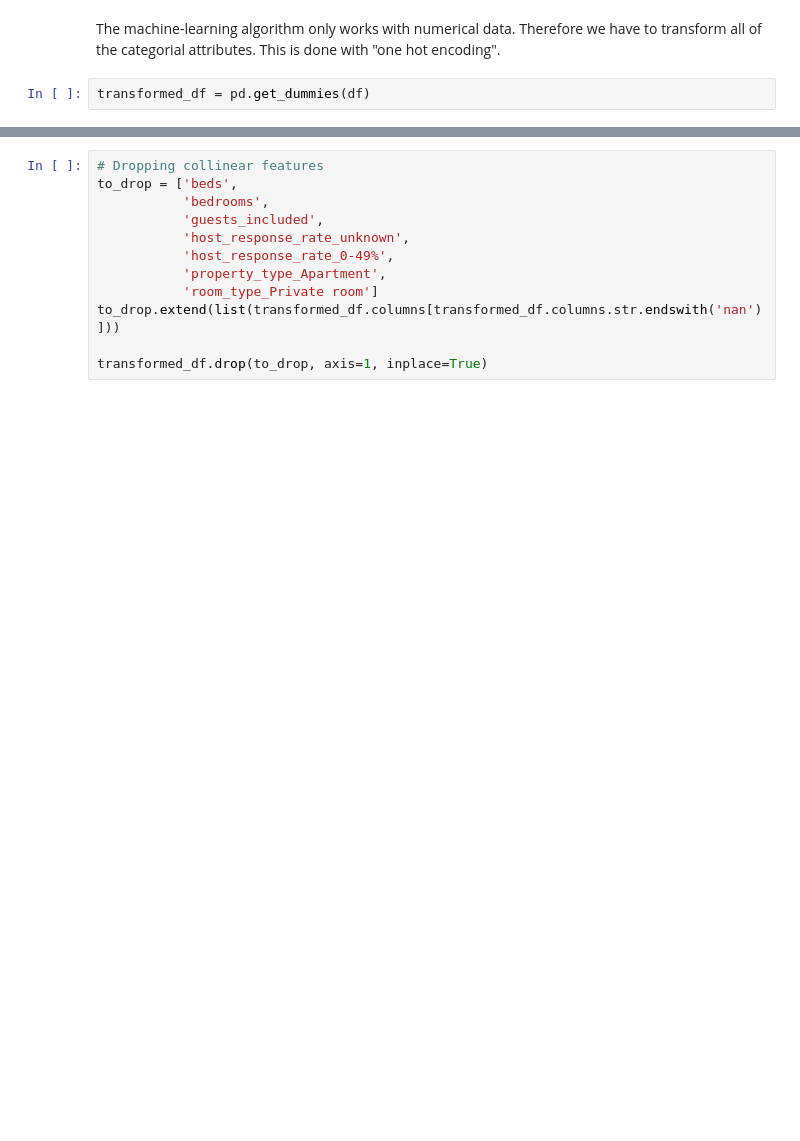
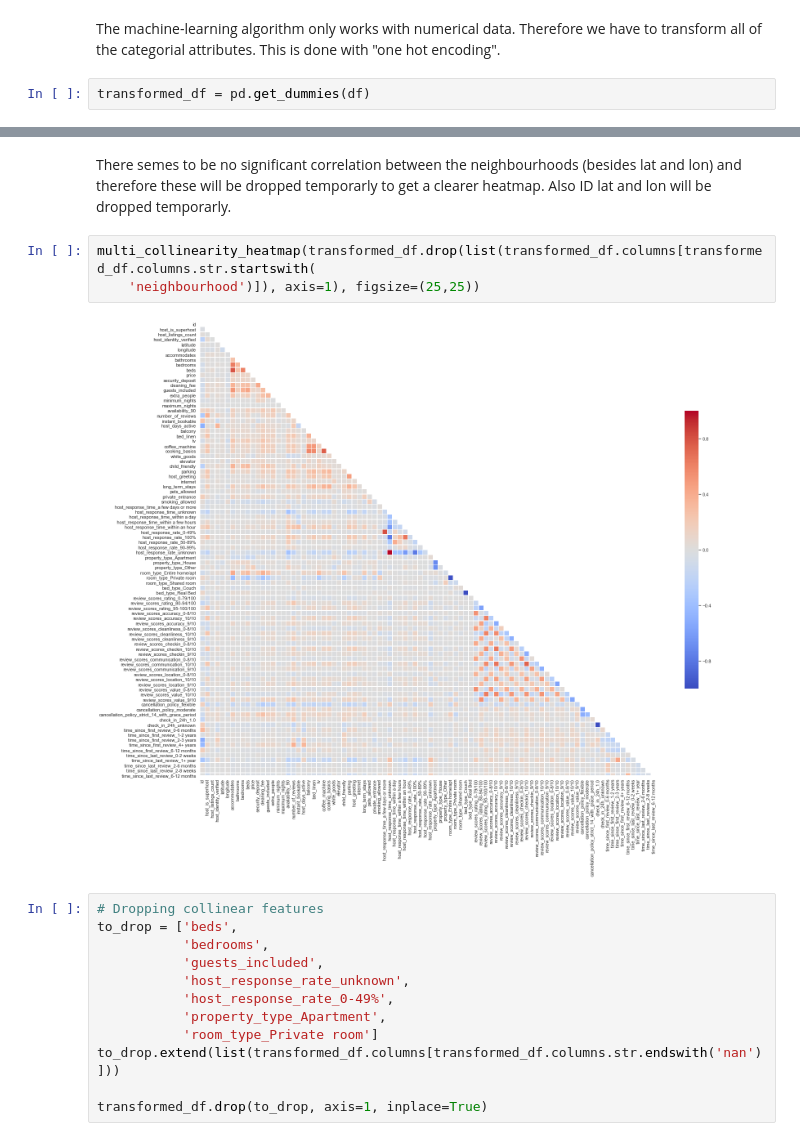
Before and after one commit to julianv95/Airbnb_Price, a Jupyter notebook: Basic_Data_Exploration_Cleaning.ipynb, the cells around one changed output, grey strips where cells are left out. Saved outputs shown, nothing was run; the diff lists cells and outputs as text; blank space fills up the shorter version.

```diff
--- a/Basic_Data_Exploration_Cleaning.ipynb
+++ b/Basic_Data_Exploration_Cleaning.ipynb
@@ -782,3 +796,10 @@ TypeError: corr() missing 1 required positional argument: 'other'
+# %% [markdown]
+There semes to be no significant correlation between the neighbourhoods (besides lat and lon) and therefore these will be dropped temporarly to get a clearer heatmap. Also ID lat and lon will be dropped temporarly.
+# %%
+multi_collinearity_heatmap(transformed_df.drop(list(transformed_df.columns[transformed_df.columns.str.startswith(
+    'neighbourhood')]), axis=1), figsize=(25,25))
+# %% [output]
+[figure, added]
 # %%
 # Dropping collinear features
 to_drop = ['beds',
```
Also changed, not shown: parts of 36 cells of this notebook.
